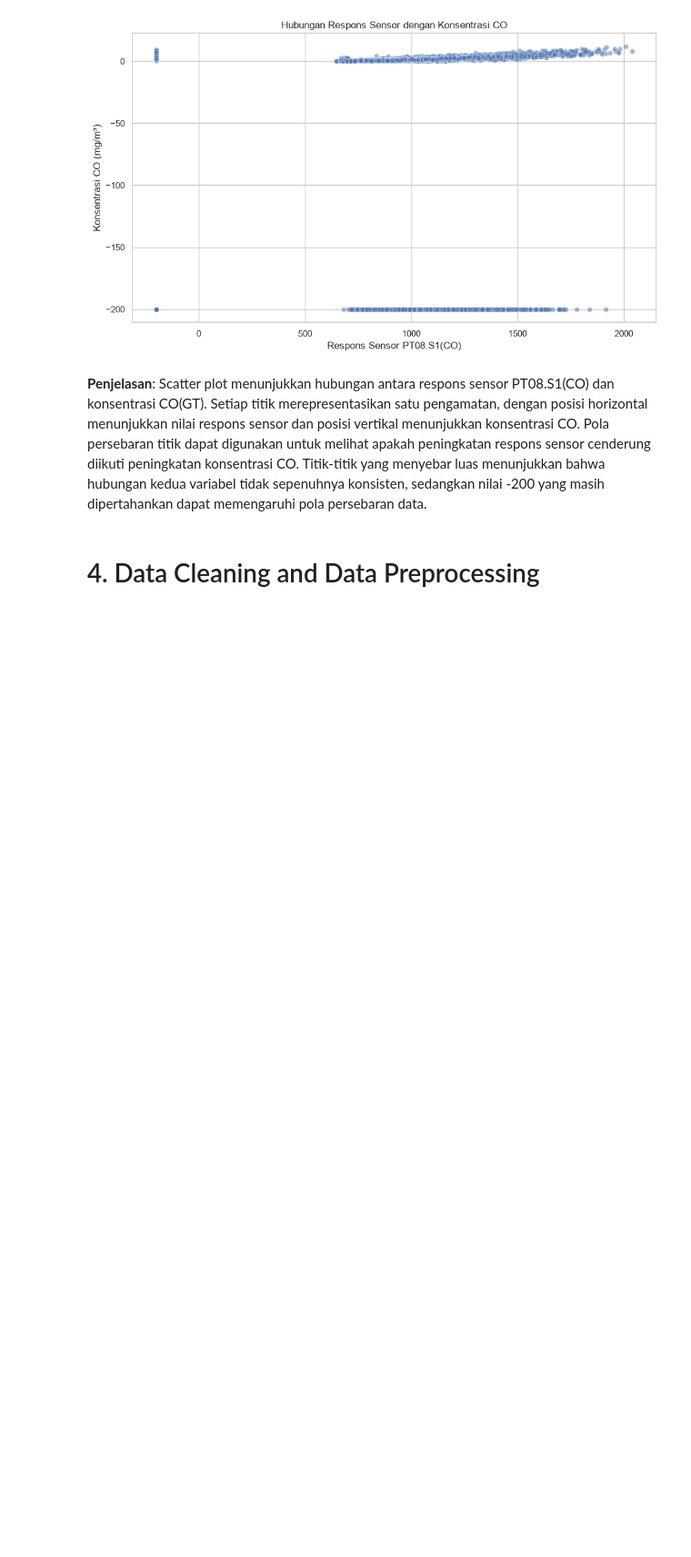
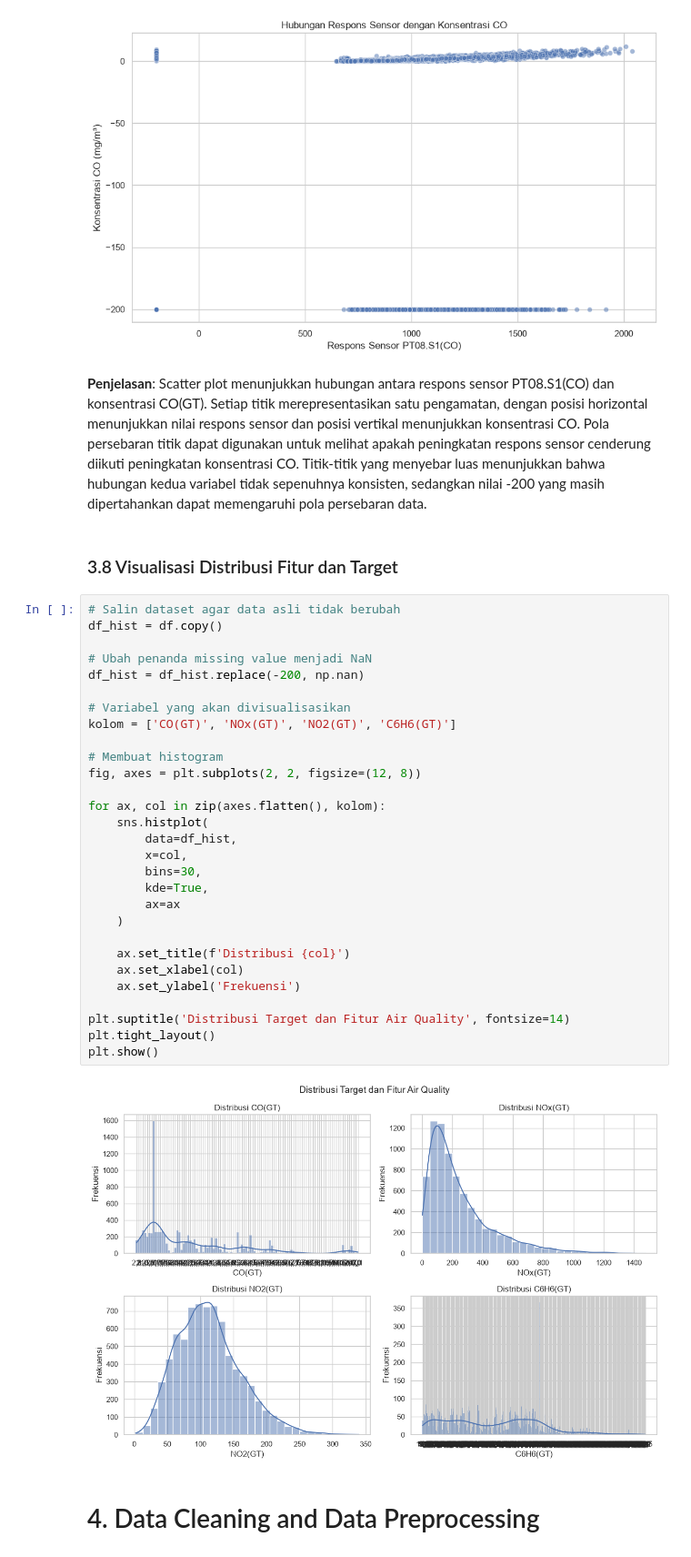
Before and after one commit to FiernazIngga/ProjekDataScience, a Jupyter notebook: main.ipynb, the cells around one changed output. Shown at 91% size. Saved outputs shown, nothing was run; the diff lists cells and outputs as text; blank space fills up the shorter version.

Commit message:
push kodingan bagian main yang menambahkan sesuai dengan yang ada di spreadsheet

```diff
--- a/main.ipynb
+++ b/main.ipynb
@@ -378,6 +422,39 @@ plt.show()
 [figure]
 # %% [markdown]
 **Penjelasan**: Scatter plot menunjukkan hubungan antara respons sensor PT08.S1(CO) dan konsentrasi CO(GT). Setiap titik merepresentasikan satu pengamatan, dengan posisi horizontal menunjukkan nilai respons sensor dan posisi vertikal menunjukkan konsentrasi CO. Pola persebaran titik dapat digunakan untuk melihat apakah peningkatan respons sensor cenderung diikuti peningkatan konsentrasi CO. Titik-titik yang menyebar luas menunjukkan bahwa hubungan kedua variabel tidak sepenuhnya konsisten, sedangkan nilai -200 yang masih dipertahankan dapat memengaruhi pola persebaran data.
+# %% [markdown]
+### 3.8 Visualisasi Distribusi Fitur dan Target
+# %%
+# Salin dataset agar data asli tidak berubah
+df_hist = df.copy()
+
+# Ubah penanda missing value menjadi NaN
+df_hist = df_hist.replace(-200, np.nan)
+
+# Variabel yang akan divisualisasikan
+kolom = ['CO(GT)', 'NOx(GT)', 'NO2(GT)', 'C6H6(GT)']
+
+# Membuat histogram
+fig, axes = plt.subplots(2, 2, figsize=(12, 8))
+
+for ax, col in zip(axes.flatten(), kolom):
+    sns.histplot(
+        data=df_hist,
+        x=col,
+        bins=30,
+        kde=True,
+        ax=ax
+    )
+
+    ax.set_title(f'Distribusi {col}')
+    ax.set_xlabel(col)
+    ax.set_ylabel('Frekuensi')
+
+plt.suptitle('Distribusi Target dan Fitur Air Quality', fontsize=14)
+plt.tight_layout()
+plt.show()
+# %% [output]
+[figure, added]
 # %% [markdown]
 # 4. Data Cleaning and Data Preprocessing
 # %% [markdown]
```
Also changed, not shown: parts of 2 cells of this notebook.
